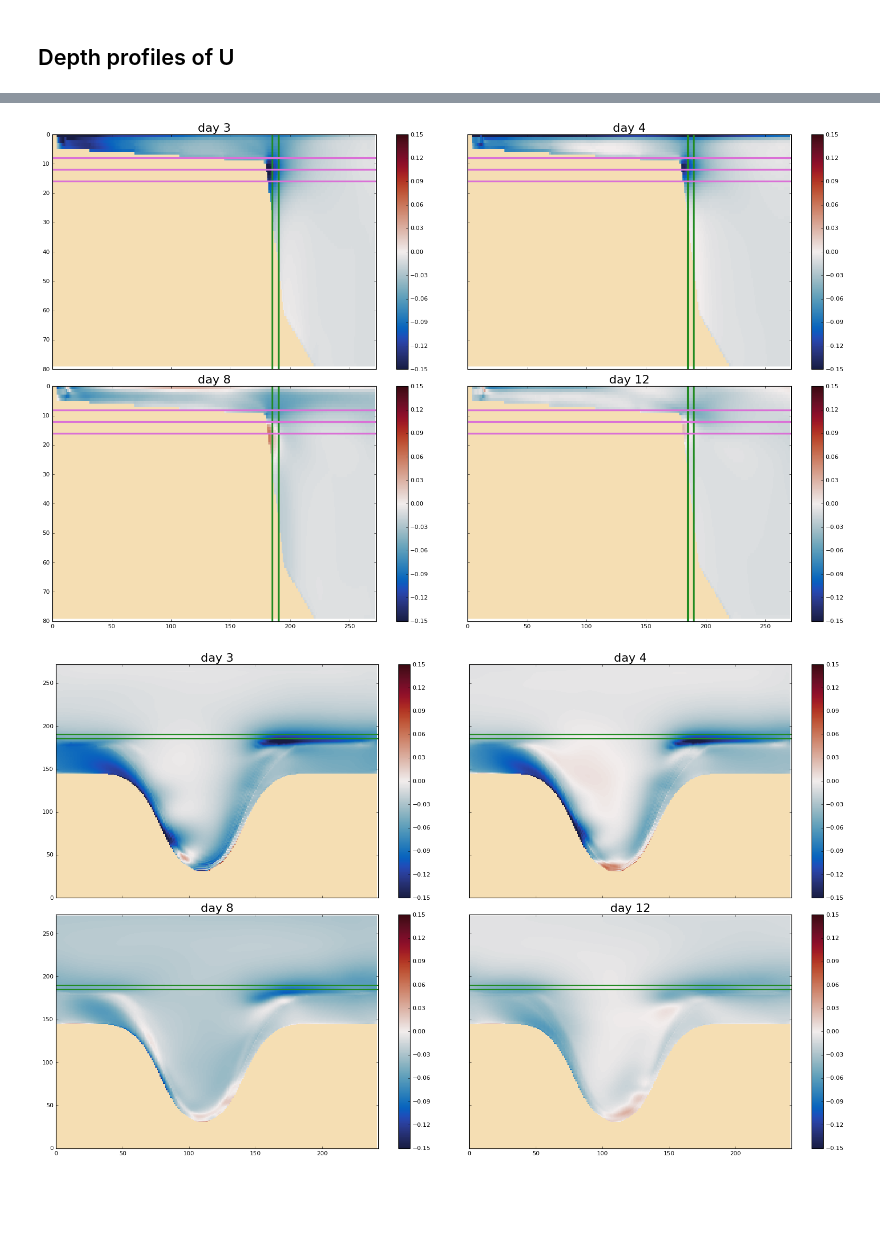
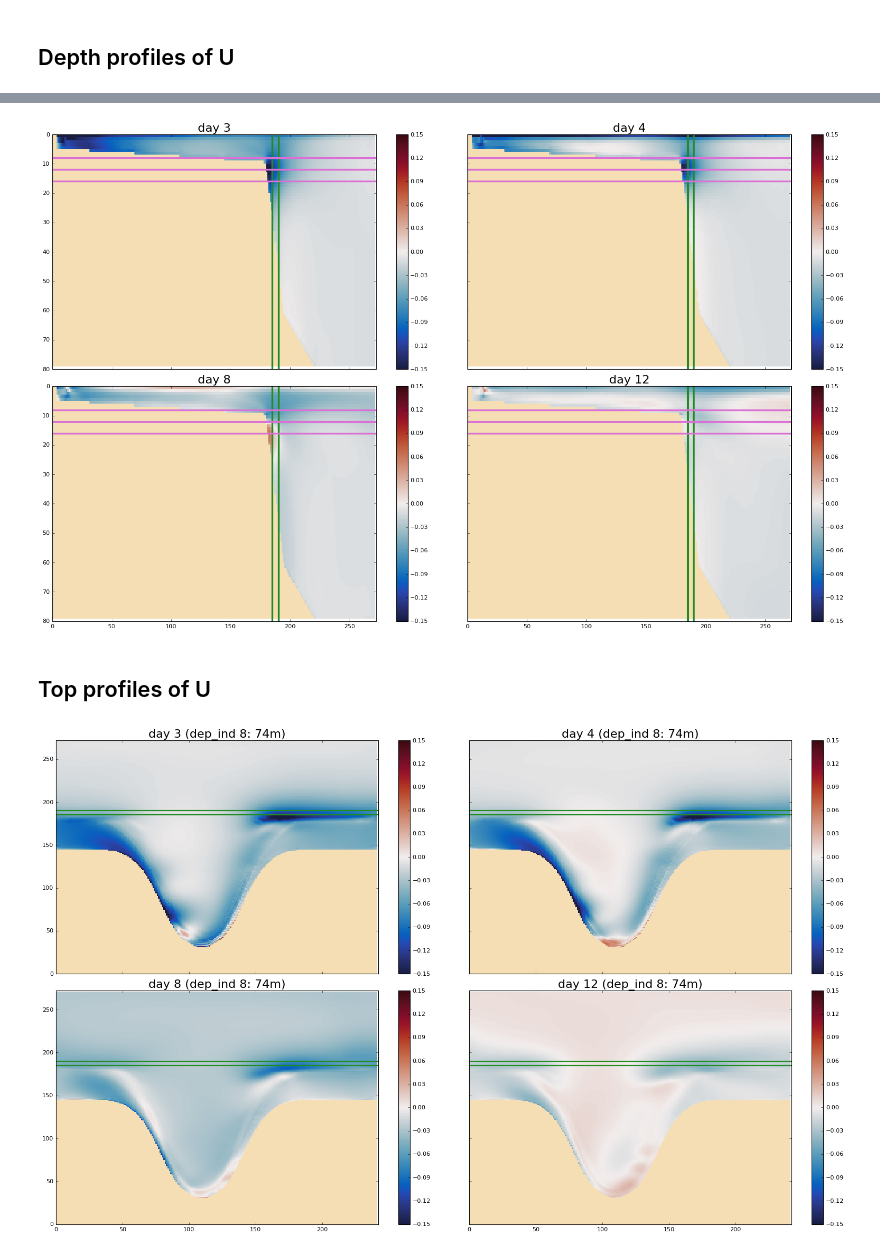
Before and after one commit to UBC-MOAD/analysis_mackenzie_canyon, a Jupyter notebook: notebooks/general_circulation/incoming_velocity.ipynb, the cells around one changed output, grey strips where cells are left out. Saved outputs shown, nothing was run; the diff lists cells and outputs as text; code cells hidden in the pictures; blank space fills up the shorter version.

```diff
--- a/notebooks/general_circulation/incoming_velocity.ipynb
+++ b/notebooks/general_circulation/incoming_velocity.ipynb
@@ -234,7 +234,7 @@ fig, axes = plt.subplots(2,2,figsize=(20, 12), sharex=True, sharey=True)
 fig.tight_layout(h_pad=2, w_pad=0.2)
 cmap = plt.get_cmap(cmo.cm.balance)
 cmap.set_bad('wheat')
-vels = [vozocrtx_day3, vozocrtx_day4, vozocrtx_day8, vozocrtx_day12]
+vels = [vozocrtx_day3, vozocrtx_day4, vozocrtx_day8, vozocrtx_day15]
 ttls = ['day 3', 'day 4', 'day 8', 'day 12']
 for ax, vel, ttl, n in zip(axes.flatten(), vels, ttls, np.arange(4)):
     p = ax.pcolormesh(ys, depthu, vel[:, :, x_start], cmap=cmap, vmin=-0.15, vmax=0.15)
@@ -251,7 +251,7 @@ fig, axes = plt.subplots(2,2,figsize=(20, 12), sharex=True, sharey=True)
 fig.tight_layout(h_pad=2, w_pad=0.2)
 cmap = plt.get_cmap(cmo.cm.balance)
 cmap.set_bad('wheat')
-vels = [vozocrtx_day3, vozocrtx_day4, vozocrtx_day8, vozocrtx_day12]
+vels = [vozocrtx_day3, vozocrtx_day4, vozocrtx_day8, vozocrtx_day15]
 ttls = ['day 3', 'day 4', 'day 8', 'day 12']
 for ax, vel, ttl, n in zip(axes.flatten(), vels, ttls, np.arange(4)):
     p = ax.pcolormesh(ys, zs, vel[:, :, x_start], cmap=cmap, vmin=-0.15, vmax=0.15)
@@ -265,7 +265,9 @@ for ax, vel, ttl, n in zip(axes.flatten(), vels, ttls, np.arange(4)):
     ax.axhline(dep_ind2, lw=3, c='orchid')
     ax.axhline(dep_ind3, lw=3, c='orchid')
 # %% [output]
-[figure, old version]
+[figure, new version]
+# %% [markdown]
+## Top profiles of U
 # %%
 def plot_topU(dep_ind, vozocrtx_day3, vozocrtx_day4, vozocrtx_day8, vozocrtx_day12):
     fig, axes = plt.subplots(2,2,figsize=(20, 12), sharex=True, sharey=True)
@@ -281,12 +283,12 @@ def plot_topU(dep_ind, vozocrtx_day3, vozocrtx_day4, vozocrtx_day8, vozocrtx_day
         ax.axhline(y_start, lw=2, c='forestgreen')
         ax.axhline(y_end, lw=2, c='forestgreen')
         fig.colorbar(p, ax=ax)
-        ax.set_title(ttl, fontsize=20)
+        ax.set_title(ttl+' (dep_ind ' + str(dep_ind)+': '+str(int(depthu[dep_ind]))+'m)', fontsize=20)
     return fig
 # %%
 dep_ind = dep_ind1
-fig = plot_topU(dep_ind, vozocrtx_day3, vozocrtx_day4, vozocrtx_day8, vozocrtx_day12)
+fig = plot_topU(dep_ind, vozocrtx_day3, vozocrtx_day4, vozocrtx_day8, vozocrtx_day15)
 # %% [output]
-[figure, old version]
+[figure, new version]
 # %%
 dep_ind = dep_ind2
```
Also changed, not shown: parts of 5 cells of this notebook.
